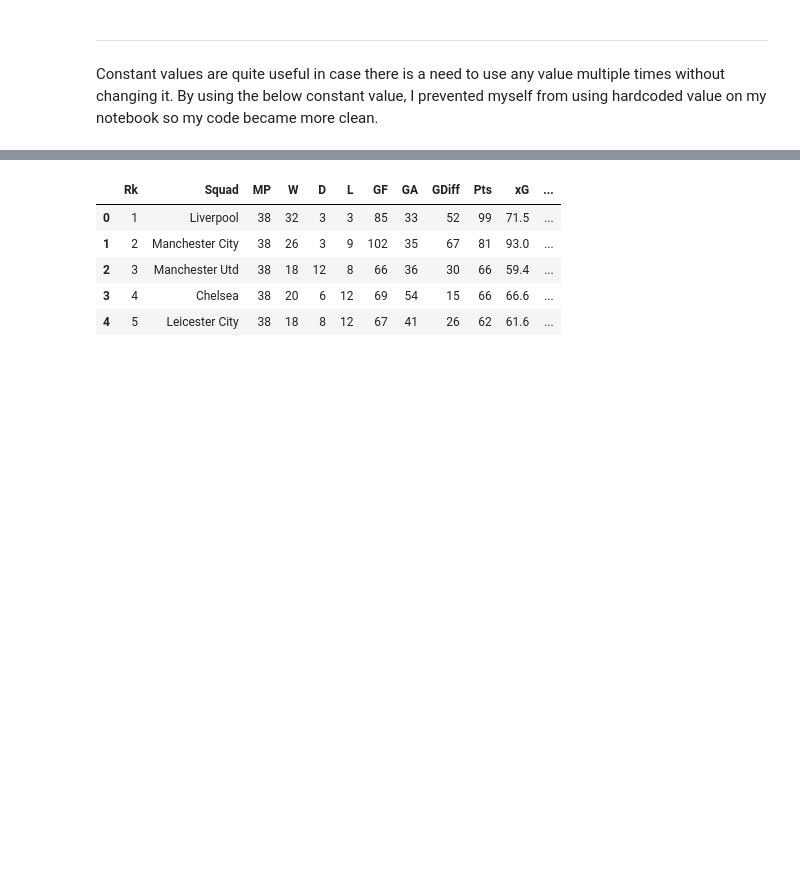
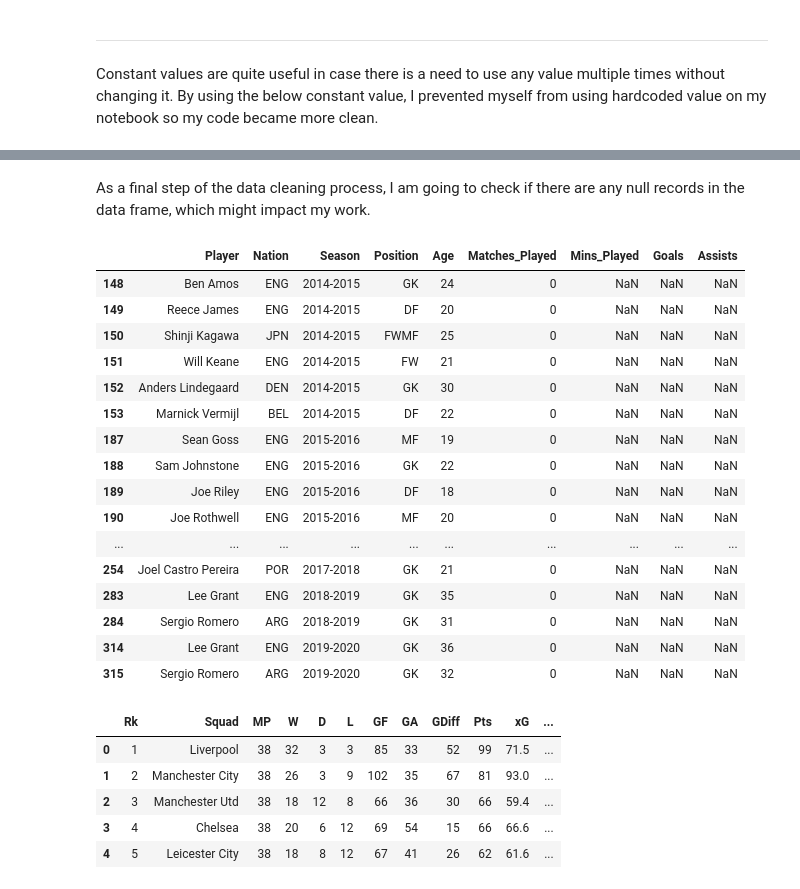
Before and after one commit to ayktonr/uol_dsc020_cw, a Jupyter notebook: cw_main.ipynb, the cells around one changed output, grey strips where cells are left out. Cells and saved outputs as stored; diff of their text form; code cells hidden in the pictures; blank space fills up the shorter version.

```diff
--- a/cw_main.ipynb
+++ b/cw_main.ipynb
@@ -149,0 +152,2 @@ df_mUtd_20192020.head()
+# %%
+pd.set_option('display.max_columns', None)
@@ -150,3 +225,34 @@ df_mUtd_20192020.head()
+# %% [markdown]
+As a final step of the data cleaning process, I am going to check if there are any null records in the data frame,
+which might impact my work.
+# %%
+#count_nan = len(df_all_seasons_mUtd_clean) - df_all_seasons_mUtd_clean.count()
+#count_nan
+df_all_seasons_mUtd_clean[df_all_seasons_mUtd_clean.isnull().any(axis=1)]
+
+
+
+
+
+#df_all_seasons_mUtd_clean[df_all_seasons_mUtd_clean.isnull()].count()
+# %% [output]
+|  | Player | Nation | Season | Position | Age | Matches_Played | Mins_Played | Goals | Assists |
+| 148 | Ben Amos | ENG | 2014-2015 | GK | 24 | 0 | NaN | NaN | NaN |
+| 149 | Reece James | ENG | 2014-2015 | DF | 20 | 0 | NaN | NaN | NaN |
+| 150 | Shinji Kagawa | JPN | 2014-2015 | FWMF | 25 | 0 | NaN | NaN | NaN |
+| 151 | Will Keane | ENG | 2014-2015 | FW | 21 | 0 | NaN | NaN | NaN |
+| 152 | Anders Lindegaard | DEN | 2014-2015 | GK | 30 | 0 | NaN | NaN | NaN |
+| 153 | Marnick Vermijl | BEL | 2014-2015 | DF | 22 | 0 | NaN | NaN | NaN |
+| 187 | Sean Goss | ENG | 2015-2016 | MF | 19 | 0 | NaN | NaN | NaN |
+| 188 | Sam Johnstone | ENG | 2015-2016 | GK | 22 | 0 | NaN | NaN | NaN |
+| 189 | Joe Riley | ENG | 2015-2016 | DF | 18 | 0 | NaN | NaN | NaN |
+| 190 | Joe Rothwell | ENG | 2015-2016 | MF | 20 | 0 | NaN | NaN | NaN |
+| ... | ... | ... | ... | ... | ... | ... | ... | ... | ... |
+| 254 | Joel Castro Pereira | POR | 2017-2018 | GK | 21 | 0 | NaN | NaN | NaN |
+| 283 | Lee Grant | ENG | 2018-2019 | GK | 35 | 0 | NaN | NaN | NaN |
+| 284 | Sergio Romero | ARG | 2018-2019 | GK | 31 | 0 | NaN | NaN | NaN |
+| 314 | Lee Grant | ENG | 2019-2020 | GK | 36 | 0 | NaN | NaN | NaN |
+| 315 | Sergio Romero | ARG | 2019-2020 | GK | 32 | 0 | NaN | NaN | NaN |
 # %%
 df_stats_20192020 = pd.read_csv('data/Stats__2019_2020.csv')
 
```
Also changed, not shown: parts of 39 cells of this notebook.
